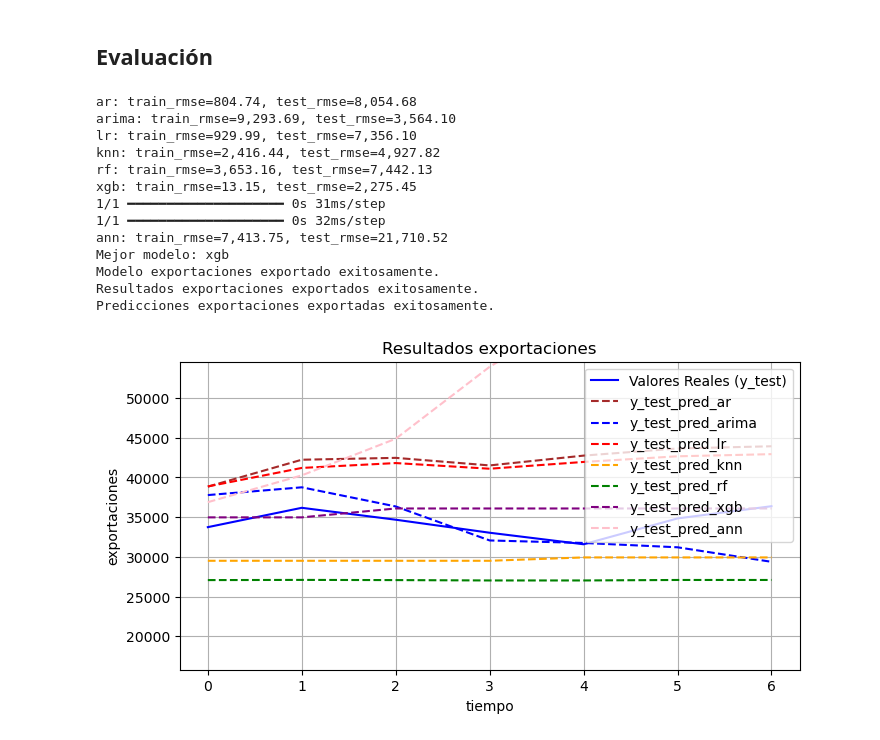
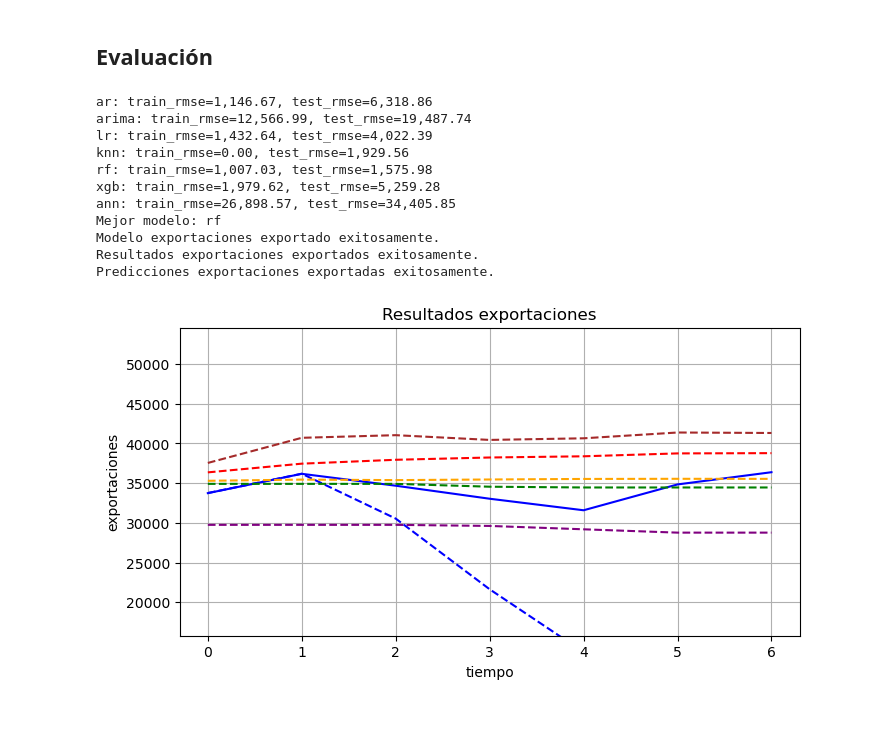
Before and after one commit to damoib95/papd-proyecto-final, a Jupyter notebook: 4_exportaciones.ipynb, the cells around one changed output. Saved outputs shown, nothing was run; the diff lists cells and outputs as text; code cells hidden in the pictures.

```diff
--- a/4_exportaciones.ipynb
+++ b/4_exportaciones.ipynb
@@ -19,7 +19,7 @@ from sklearn.model_selection import GridSearchCV
 import optuna
 from optuna.samplers import TPESampler
 from tensorflow.keras.models import Sequential
-from tensorflow.keras.layers import Input, Dense, Dropout
+from tensorflow.keras.layers import Input, Dense, Dropout, BatchNormalization
 from keras.regularizers import l2
 from tensorflow.keras.callbacks import EarlyStopping
 from tensorflow.keras.optimizers import Adam
@@ -45,6 +45,8 @@ data_path = os.path.join(cwd_path, 'data')
 input_path = os.path.join(data_path, 'input')
 output_path = os.path.join(data_path, 'output')
 target_var = 'exportaciones'
+t_samples = 4*3
+keep_all = False
 # %% [markdown]
 ## Importación de datos
 # %%
@@ -372,21 +401,29 @@ ANN Best Parameters: {'cant_capas': 6, 'cant_neurons': 48, 'batch_size': 128, 'l
 # %% [markdown]
 ## Evaluación
 # %%
-def evaluate(best_models, X_train, y_train, X_test, y_test, target_var):
+def evaluate(best_models, X_train_pca_lv, X_train_pca_hv, y_train, X_test_pca_lv, X_test_pca_hv, y_test, target_var):
     results = {}
     for name, model in best_models.items():
         # Predicción y cálculo del MSE en el conjunto de entrenamiento
         if name in ('ar', 'arima'):
-            y_train_pred = model.predict(start=0, end=len(y_train)-1, exog=X_train)
+            y_train_pred = model.predict(start=0, end=len(y_train)-1, exog=X_train_pca_lv)
+        elif name == 'ann':
+            y_train_pred = model.predict(X_train_pca_hv, verbose=0)
+        elif name == 'lr':
+            y_train_pred = model.predict(X_train_pca_lv)
         else:
-            y_train_pred = model.predict(X_train)
+            y_train_pred = model.predict(X_train_pca_hv)
         train_mse = mean_squared_error(y_train, y_train_pred)
 
         # Predicción y cálculo del MSE en el conjunto de prueba
         if name in ('ar', 'arima'):
-            y_test_pred = model.predict(start=len(y_train), end=len(y_train)+len(y_test)-1, exog=X_test)
+            y_test_pred = model.predict(start=len(y_train), end=len(y_train)+len(y_test)-1, exog=X_test_pca_lv)
+        elif name == 'ann':
+            y_test_pred = model.predict(X_test_pca_hv, verbose=0)
+        elif name == 'lr':
+            y_test_pred = model.predict(X_test_pca_lv)
         else:
-            y_test_pred = model.predict(X_test)
+            y_test_pred = model.predict(X_test_pca_hv)
         test_mse = mean_squared_error(y_test, y_test_pred)
 
         train_rmse = np.sqrt(train_mse)
@@ -422,18 +459,16 @@ def evaluate(best_models, X_train, y_train, X_test, y_test, target_var):
     print(f"Predicciones {target_var} exportadas exitosamente.")
     return results
 
-results = evaluate(best_models, X_train_pca, y_train, X_test_pca, y_test, target_var)
+results = evaluate(best_models, X_train_pca_lv, X_train_pca_hv, y_train, X_test_pca_lv, X_test_pca_hv, y_test, target_var)
 # %% [output]
-ar: train_rmse=804.74, test_rmse=8,054.68
-arima: train_rmse=9,293.69, test_rmse=3,564.10
-lr: train_rmse=929.99, test_rmse=7,356.10
-knn: train_rmse=2,416.44, test_rmse=4,927.82
-rf: train_rmse=3,653.16, test_rmse=7,442.13
-xgb: train_rmse=13.15, test_rmse=2,275.45
-1/1 ━━━━━━━━━━━━━━━━━━━━ 0s 31ms/step
-1/1 ━━━━━━━━━━━━━━━━━━━━ 0s 32ms/step
-ann: train_rmse=7,413.75, test_rmse=21,710.52
-Mejor modelo: xgb
+ar: train_rmse=1,146.67, test_rmse=6,318.86
+arima: train_rmse=12,566.99, test_rmse=19,487.74
+lr: train_rmse=1,432.64, test_rmse=4,022.39
+knn: train_rmse=0.00, test_rmse=1,929.56
+rf: train_rmse=1,007.03, test_rmse=1,575.98
+xgb: train_rmse=1,979.62, test_rmse=5,259.28
+ann: train_rmse=26,898.57, test_rmse=34,405.85
+Mejor modelo: rf
 Modelo exportaciones exportado exitosamente.
 Resultados exportaciones exportados exitosamente.
 Predicciones exportaciones exportadas exitosamente.
@@ -442,34 +477,34 @@ def plot_comparison(results, y_test, target_var):
     colors = {'ar' : 'brown',
               'arima' : 'blue',
               'lr' : 'red',
               'knn' : 'orange',
               'rf' : 'green',
               'xgb' : 'purple',
               'ann' : 'pink'}
 
     plt.figure(figsize=(8, 4))
-    plt.plot(y_test.values, label="Valores Reales (y_test)", color="blue")
+    plt.plot(y_test.values, label="y_test", color="blue")
 
     for name, result in results.items():
         if name in ('ar', 'arima'):
             plt.plot(result['y_test_pred'].reset_index(drop=True), label=f"y_test_pred_{name}", color=colors[name], linestyle="--")
         else:
             plt.plot(result['y_test_pred'], label=f"y_test_pred_{name}", color=colors[name], linestyle="--")
 
     y_max = max(y_test.values)
     y_min = min(y_test.values)
     upper_limit = y_max * 1.5
     lower_limit = y_min * 0.5
 
     plt.ylim(lower_limit, upper_limit)
     plt.xlabel("tiempo")
     plt.ylabel(target_var)
     plt.title(f"Resultados {target_var}")
-    plt.legend()
+    #plt.legend(loc='upper right')
     plt.grid()
-    plt.savefig(os.path.join(output_path ,'figures', f'result_{target_var}.png'), dpi=300)
+    plt.savefig(os.path.join(output_path, 'figures', f'result_{target_var}.png'), dpi=300)
     plt.show()
 
 plot_comparison(results, y_test, target_var)
 # %% [output]
-[figure, old version]
+[figure, new version]
```
Also changed, not shown: parts of 4 cells of this notebook, 41 other files.
